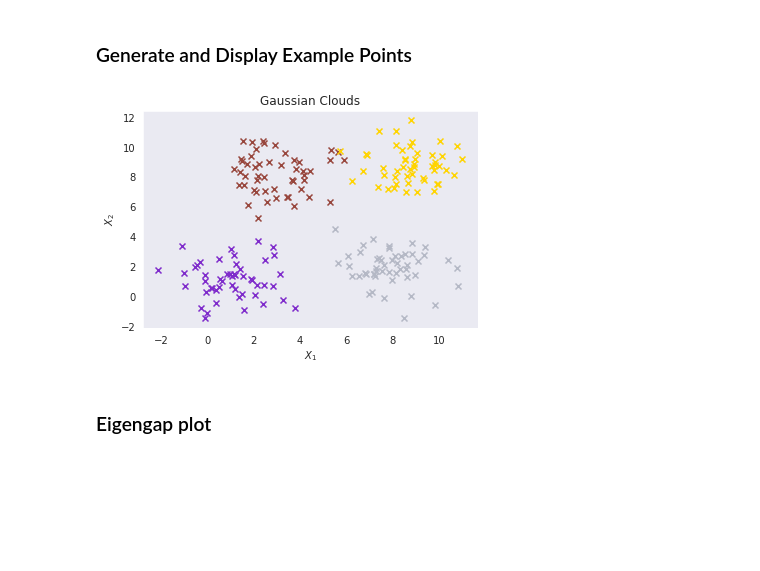
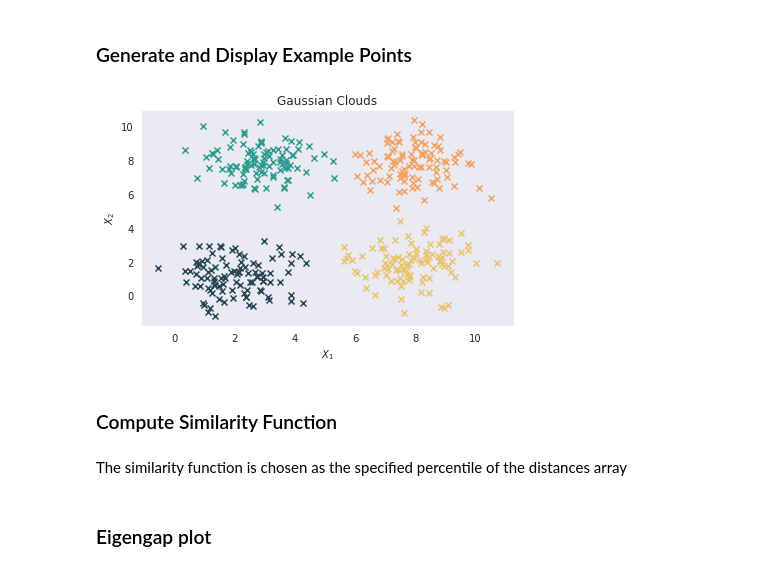
Before and after one commit to mcindoe/regimedetection, a Jupyter notebook: examples/gaussianclouds/main.ipynb, the cells around one changed output. Cells and saved outputs as stored; diff of their text form; code cells hidden in the pictures; blank space fills up the shorter version.

```diff
--- a/examples/gaussianclouds/main.ipynb
+++ b/examples/gaussianclouds/main.ipynb
@@ -21,13 +24,16 @@ np.random.seed(0)
+# %%
+# Whether to re-export the images and overwrite local copies
+SAVE_FIGURES = False
 # %%
 cluster_centres = (
-    (1, 1),
+    (2, 1),
     (3, 8),
     (8, 2),
-    (9, 9)
+    (8, 8)
 )
 
-points_per_cluster = 50
-cluster_std_dev = 1.5
+points_per_cluster = 100
+cluster_std_dev = 1
 # %%
 MAX_SUGGESTED_CLUSTERS = 10
 MAX_STEPS_POWER = 8
@@ -47,22 +53,31 @@ sns.set_style("dark")
 # %%
 n_clusters = len(cluster_centres)
 n_required_colours = max(n_clusters, MAX_SUGGESTED_CLUSTERS)
 colours = make_colours(n_required_colours)
 
 for n in range(n_clusters):
     colour = colours[n]
     cluster_points = points[n*points_per_cluster:(n+1)*points_per_cluster]
     plt.scatter(
         cluster_points[:,0],
         cluster_points[:,1],
         color = colour,
         label = n,
         marker = 'x'
     )
 
 plt.title("Gaussian Clouds")
 plt.xlabel('$X_1$')
 plt.ylabel('$X_2$')
+plt.tight_layout()
+
+if SAVE_FIGURES:
+    plt.savefig("img/points")
+
 plt.show()
 # %% [output]
-[figure, old version]
+[figure, new version]
+# %% [markdown]
+### Compute Similarity Function
+# %% [markdown]
+The similarity function is chosen as the specified percentile of the distances array
```
Also changed, not shown: parts of 10 cells of this notebook, 17 other files.
